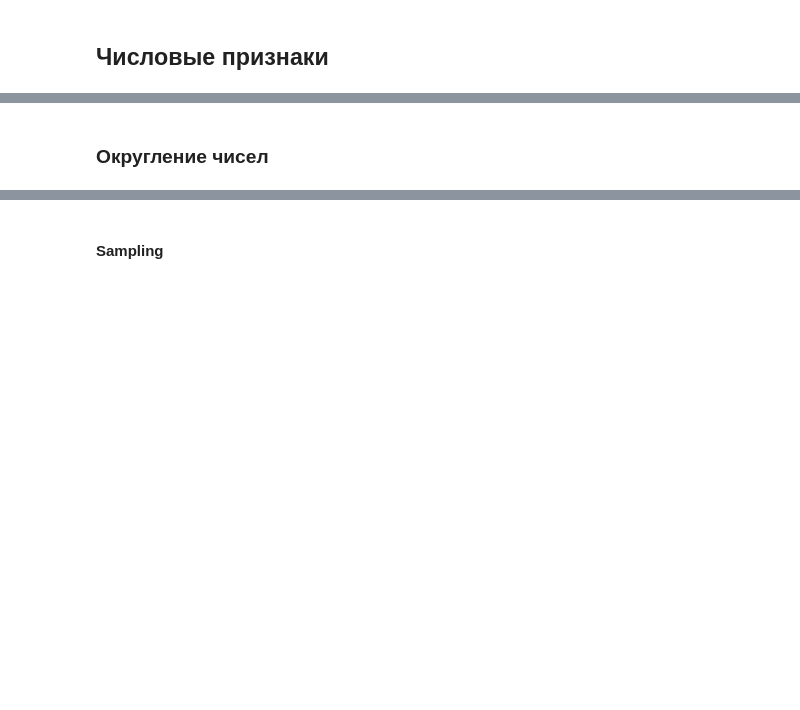
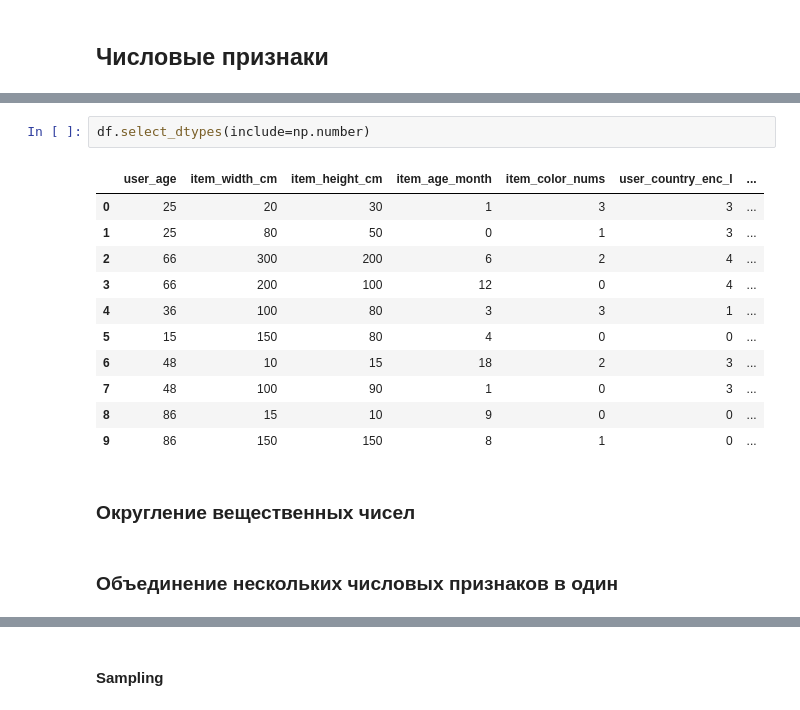
Before and after one commit to ryndovaira-org/data_science_lectures, a Jupyter notebook: 04_data_preparation/lectures/04_feature_engineering.ipynb, the cells around one changed output, grey strips where cells are left out. Cells and saved outputs as stored; diff of their text form; blank space fills up the shorter version.

```diff
--- a/04_data_preparation/lectures/04_feature_engineering.ipynb
+++ b/04_data_preparation/lectures/04_feature_engineering.ipynb
@@ -1204,5 +1222,21 @@ df[['user_country_cat_boost', 'user_rating_cat_boost']]
 <img src="images/feature_engineering.png">
+# %%
+df.select_dtypes(include=np.number)
+# %% [output]
+|  | user_age | item_width_cm | item_height_cm | item_age_month | item_color_nums | user_country_enc_l | ... |
+| 0 | 25 | 20 | 30 | 1 | 3 | 3 | ... |
+| 1 | 25 | 80 | 50 | 0 | 1 | 3 | ... |
+| 2 | 66 | 300 | 200 | 6 | 2 | 4 | ... |
+| 3 | 66 | 200 | 100 | 12 | 0 | 4 | ... |
+| 4 | 36 | 100 | 80 | 3 | 3 | 1 | ... |
+| 5 | 15 | 150 | 80 | 4 | 0 | 0 | ... |
+| 6 | 48 | 10 | 15 | 18 | 2 | 3 | ... |
+| 7 | 48 | 100 | 90 | 1 | 0 | 3 | ... |
+| 8 | 86 | 15 | 10 | 9 | 0 | 0 | ... |
+| 9 | 86 | 150 | 150 | 8 | 1 | 0 | ... |
 # %% [markdown]
-### Округление чисел
+### Округление вещественных чисел
+# %% [markdown]
+### Объединение нескольких числовых признаков в один
 # %% [markdown]
 ### Приведение числового признака к категориальному и формирование "интервалов" (Binning/Discretization)
```
Also changed, not shown: parts of 16 cells of this notebook, 2 other files.
